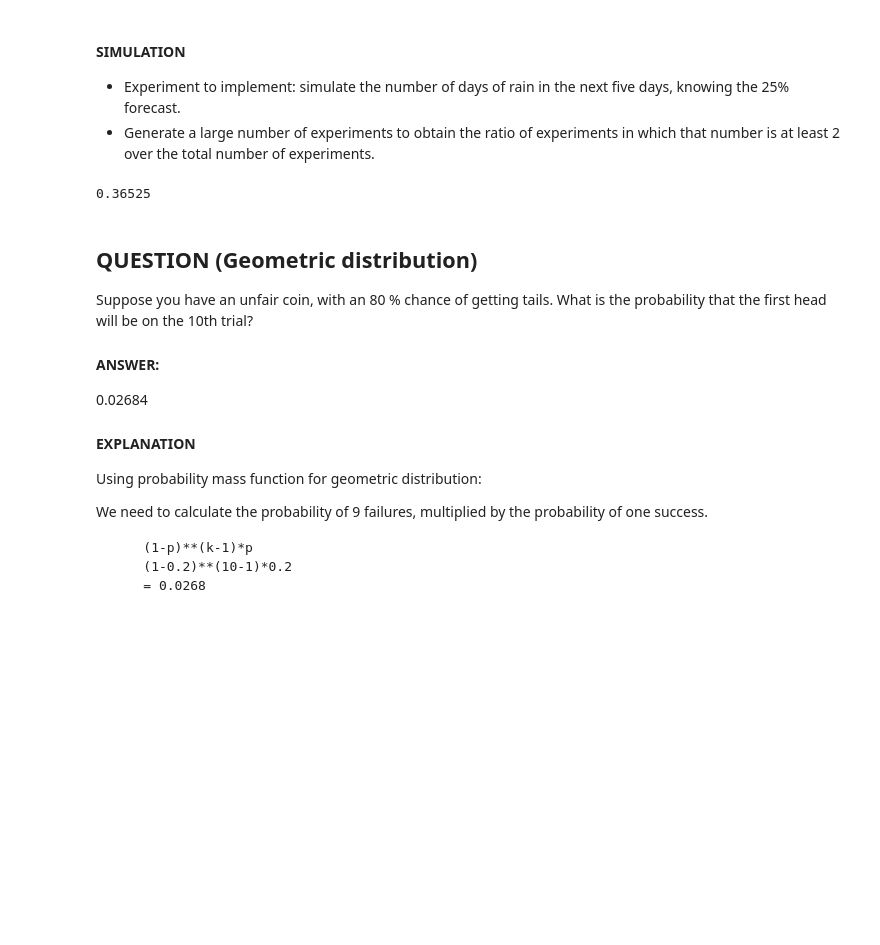
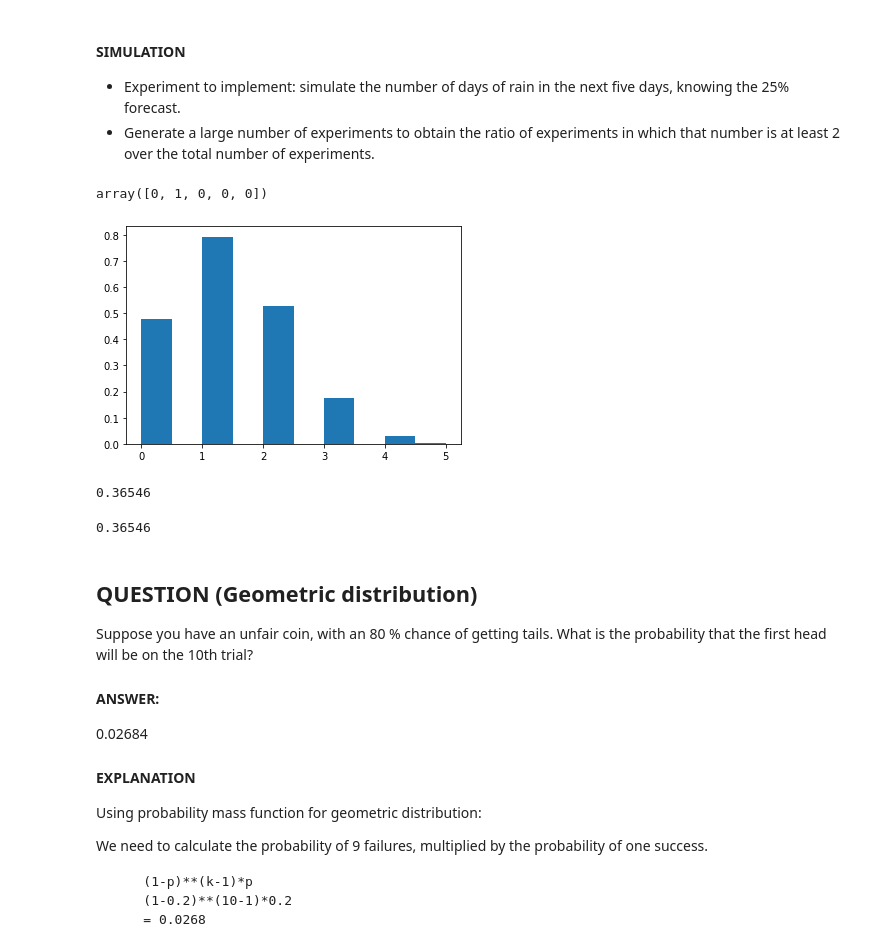
Before and after one commit to noproblem-james/datascience_topics, a Jupyter notebook: notebooks/probability_and_statistics/probability.ipynb, the cells around one changed output. Saved outputs shown, nothing was run; the diff lists cells and outputs as text; code cells hidden in the pictures; blank space fills up the shorter version.

Commit message:
fixed pmf-ev and  binomial

```diff
--- a/notebooks/probability_and_statistics/probability.ipynb
+++ b/notebooks/probability_and_statistics/probability.ipynb
@@ -405,10 +513,29 @@ def probability_rain(simulation_size=1000):
     '''
     chance_rain = binom.rvs(n=5, p=0.25, size=simulation_size)
     return len(chance_rain[chance_rain > 1])/float(simulation_size)
-# %%
-probability_rain(100000)
-# %% [output]
-0.36525
+# %%
+binom.rvs(n=1, p=0.25, size=5)
+# %% [output]
+array([0, 1, 0, 0, 0])
+# %%
+result = []
+for num in range(100000):
+    result.append(binom.rvs(n=1, p=0.25, size=5))
+# %%
+result_df = pd.DataFrame(result).assign(rainy_days = lambda x: x.sum(axis=1))
+# %%
+plt.hist(result_df.rainy_days, density=True)
+plt.show()
+# %% [output]
+[figure, added]
+# %%
+result_df.query("rainy_days >= 2").shape[0] / result_df.shape[0]
+# %% [output]
+0.36546
+# %%
+(result_df["rainy_days"] >= 2).sum() / result_df.shape[0]
+# %% [output]
+0.36546
 # %% [markdown]
 ## QUESTION (Geometric distribution)
 Suppose you have an unfair coin, with an 80 % chance of getting tails. What is the probability that the first head will be on the 10th trial?
```
Also changed, not shown: parts of 26 cells of this notebook.
